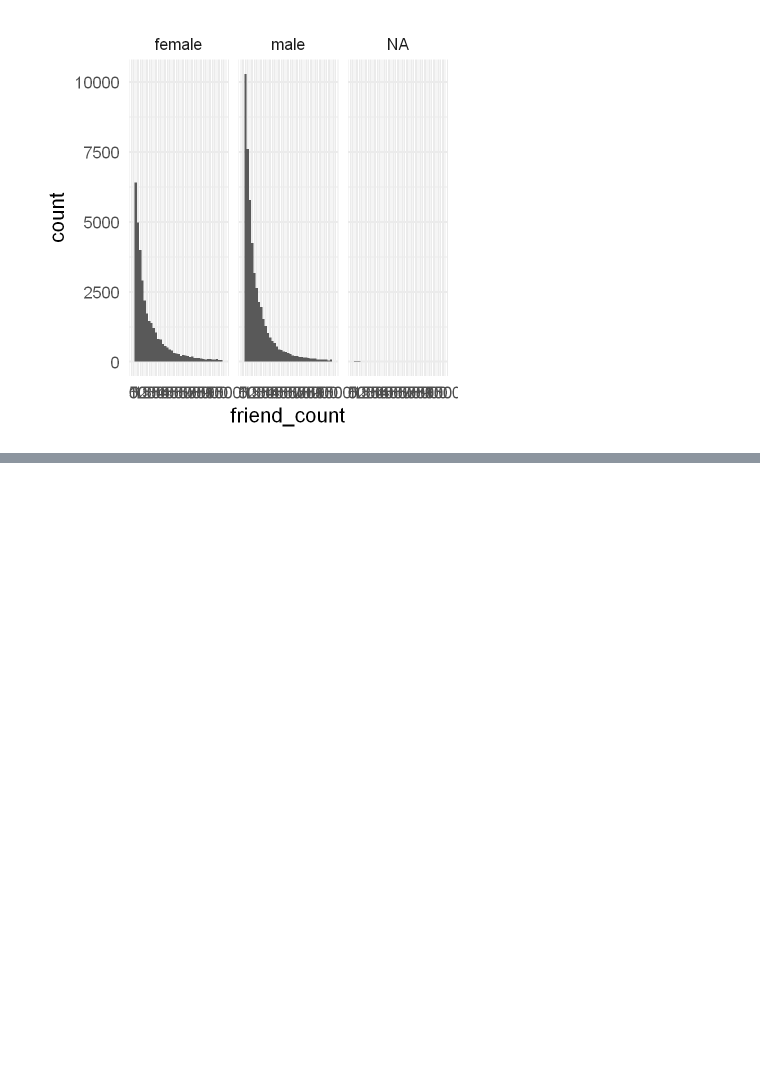
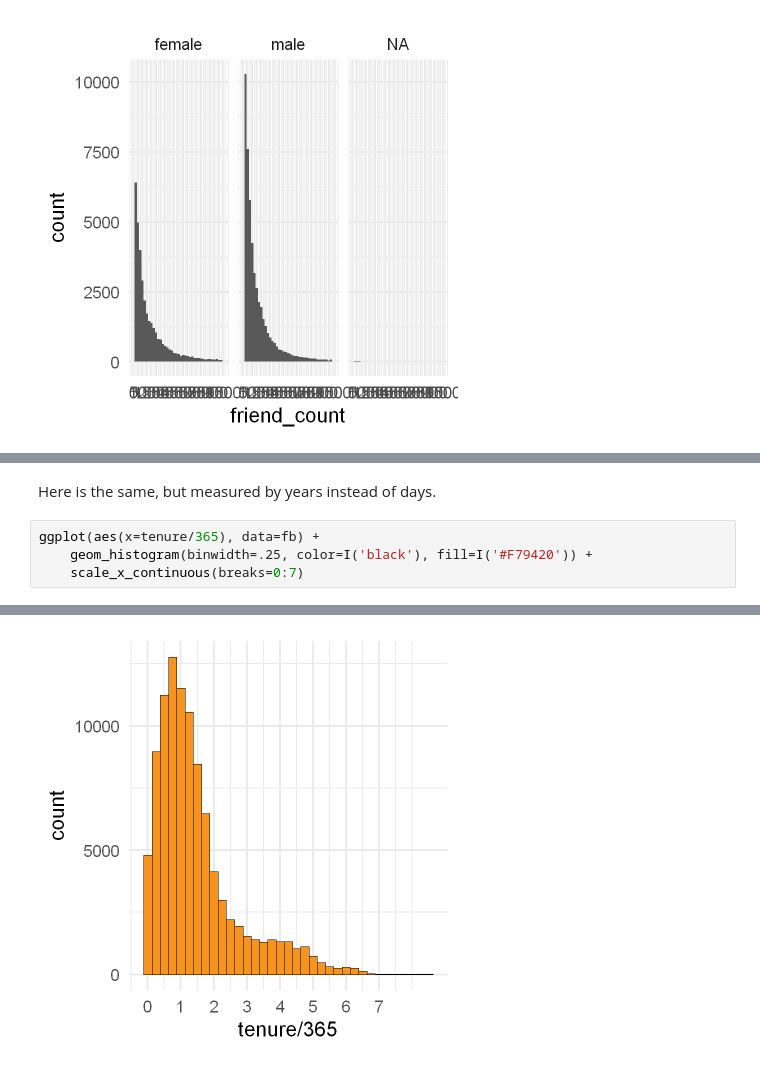
Before and after one commit to birbarino/R-Projects, a Jupyter notebook: intro-to-r/intro-to-r.ipynb, the cells around one changed output, grey strips where cells are left out. Cells and saved outputs as stored; diff of their text form; blank space fills up the shorter version.

```diff
--- a/intro-to-r/intro-to-r.ipynb
+++ b/intro-to-r/intro-to-r.ipynb
@@ -792,0 +845,7 @@ Warning message:
+# %% [markdown]
+Here is the same, but measured by years instead of days.
+# %%
+ggplot(aes(x=tenure/365), data=fb) +
+    geom_histogram(binwidth=.25, color=I('black'), fill=I('#F79420')) +
+    scale_x_continuous(breaks=0:7)
+# %% [output]
@@ -792,0 +854 @@ Warning message:
+[figure, added]
```
Also changed, not shown: parts of 14 cells of this notebook.
